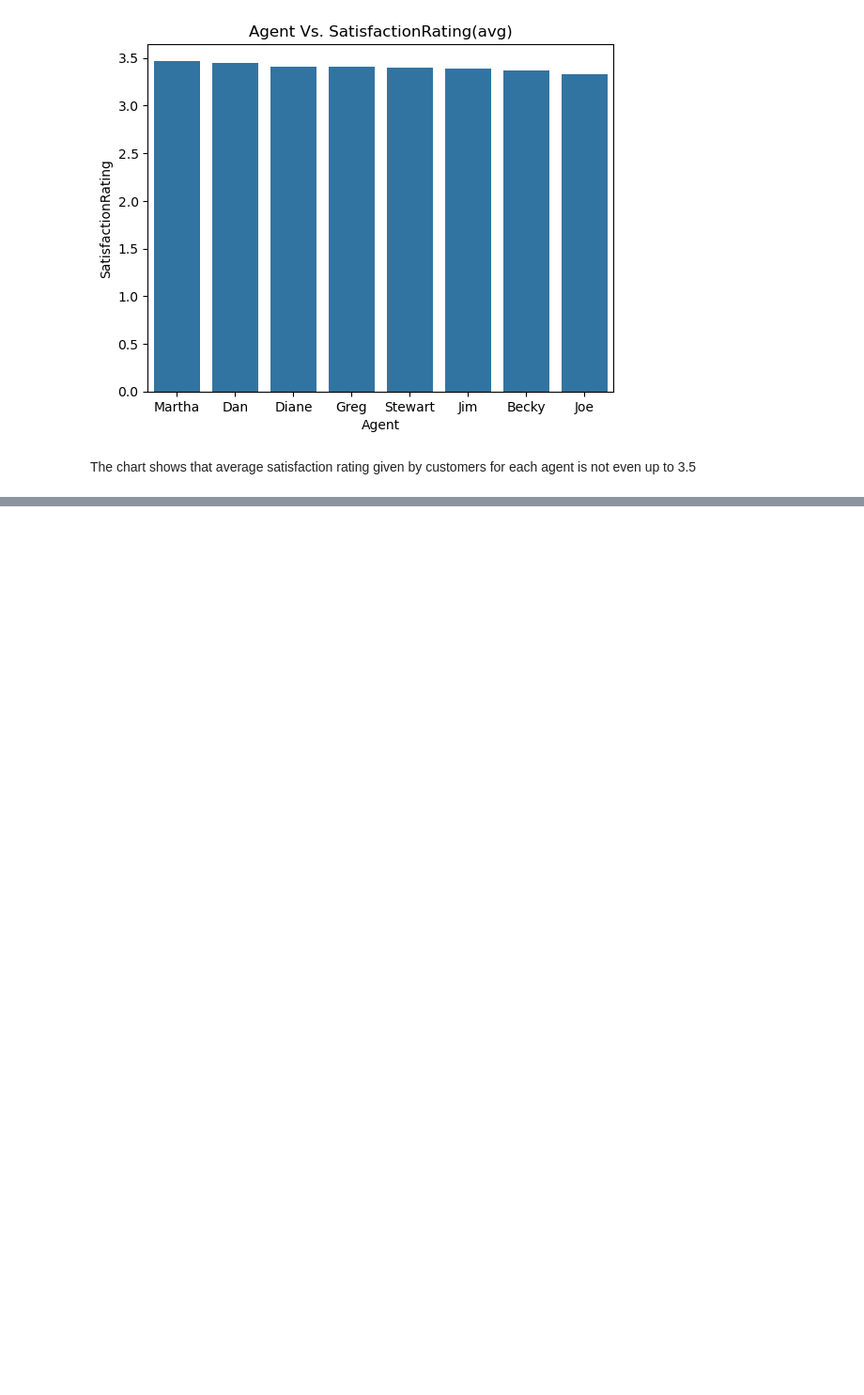
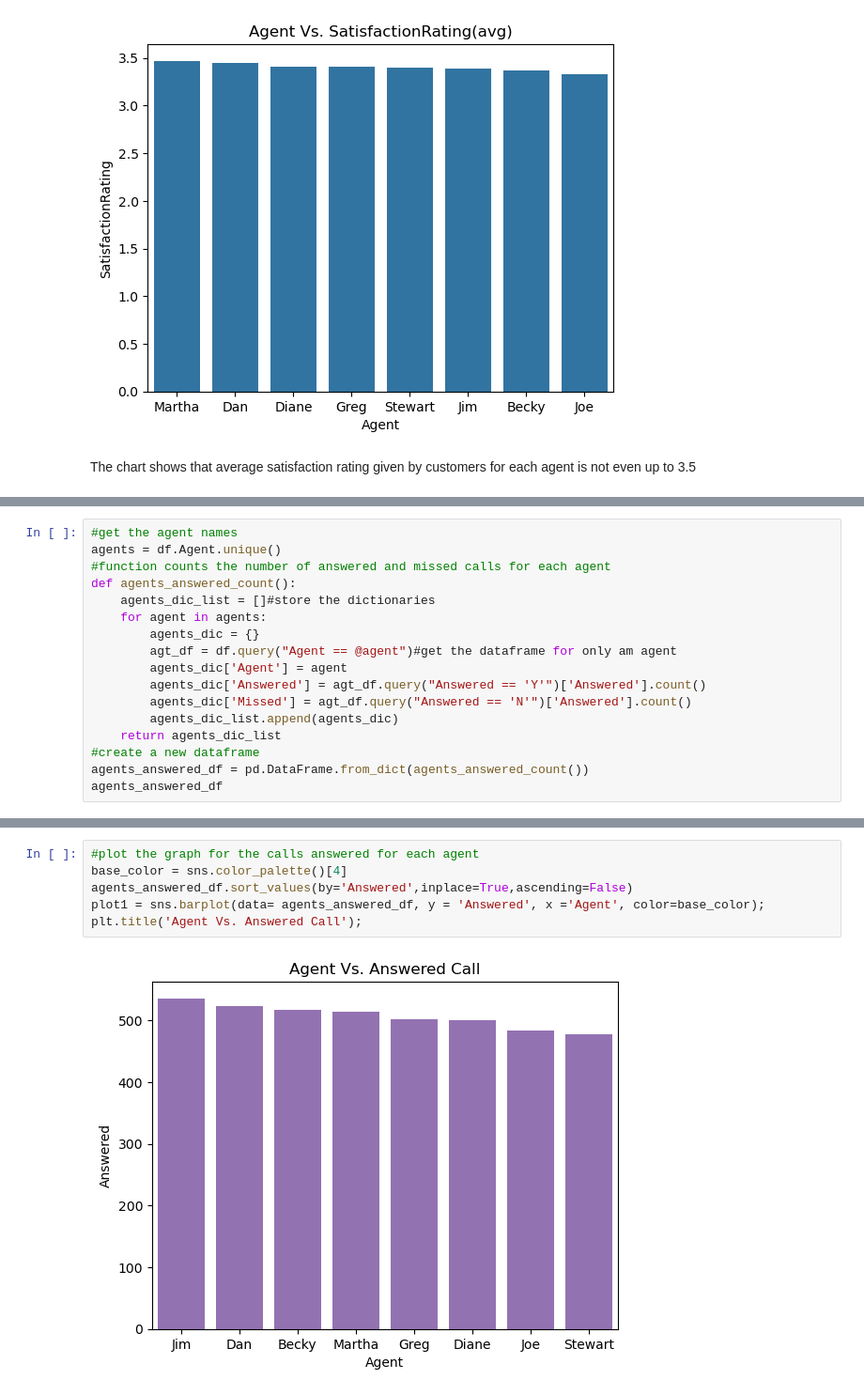
Before and after one commit to naheem3410/PhoneNow, a Jupyter notebook: phonenow.ipynb, the cells around one changed output, grey strips where cells are left out. Shown at 94% size. Drawn from its saved outputs; the diff is of its cells as text; blank space fills up the shorter version.

Commit message:
feat: Plot Agent Vs. Answered Call

```diff
--- a/phonenow.ipynb
+++ b/phonenow.ipynb
@@ -599,0 +600,17 @@ Knowing the rate at which each agent answered or missed a call is an import stat
+# %%
+#get the agent names
+agents = df.Agent.unique()
+#function counts the number of answered and missed calls for each agent
+def agents_answered_count():
+    agents_dic_list = []#store the dictionaries
+    for agent in agents:
+        agents_dic = {}
+        agt_df = df.query("Agent == @agent")#get the dataframe for only am agent
+        agents_dic['Agent'] = agent
+        agents_dic['Answered'] = agt_df.query("Answered == 'Y'")['Answered'].count()
+        agents_dic['Missed'] = agt_df.query("Answered == 'N'")['Answered'].count()
+        agents_dic_list.append(agents_dic)
+    return agents_dic_list
+#create a new dataframe
+agents_answered_df = pd.DataFrame.from_dict(agents_answered_count())
+agents_answered_df
@@ -599,0 +627,8 @@ Knowing the rate at which each agent answered or missed a call is an import stat
+# %%
+#plot the graph for the calls answered for each agent
+base_color = sns.color_palette()[4]
+agents_answered_df.sort_values(by='Answered',inplace=True,ascending=False)
+plot1 = sns.barplot(data= agents_answered_df, y = 'Answered', x ='Agent', color=base_color);
+plt.title('Agent Vs. Answered Call');
+# %% [output]
+[figure, added]
```
Also changed, not shown: parts of 6 cells of this notebook.
